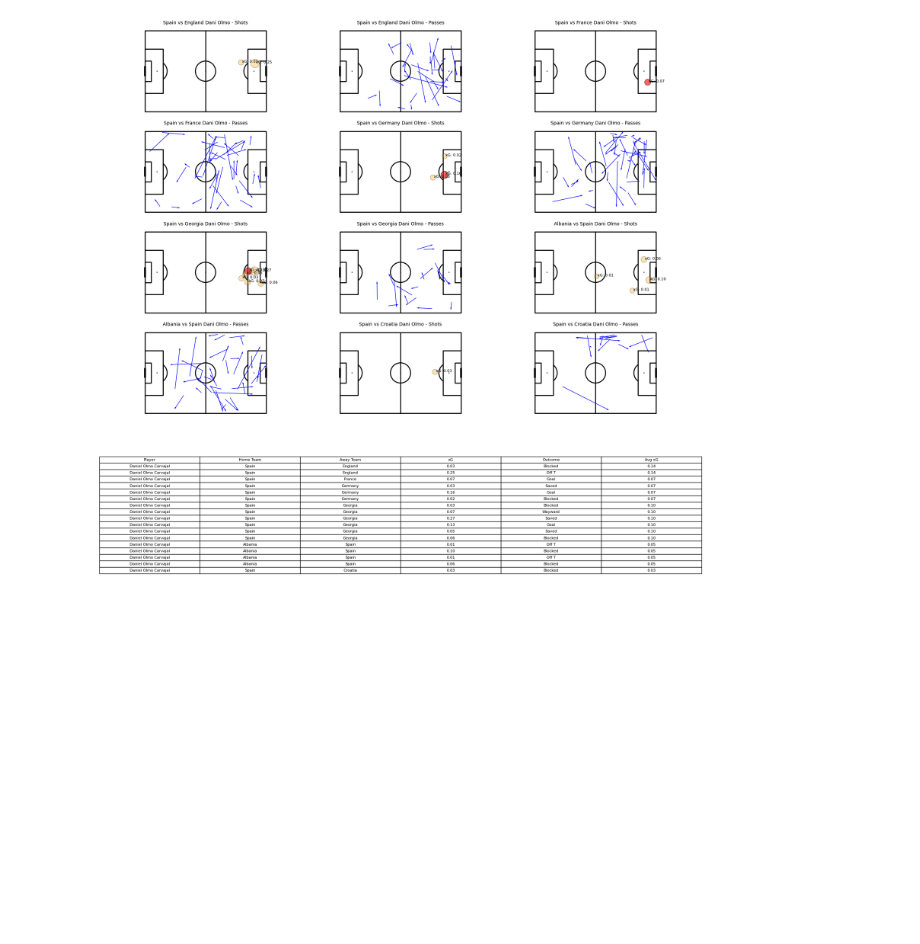
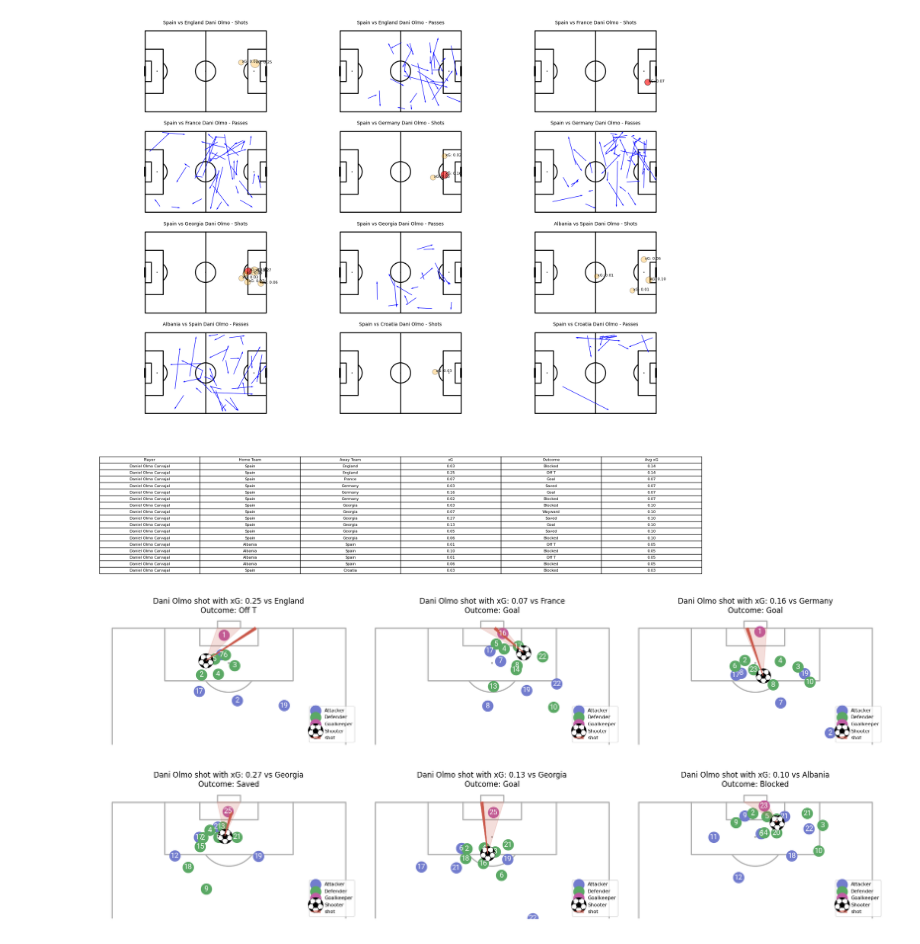
Before and after one commit to FolkeHilding/Football, a Jupyter notebook: Assignment1.ipynb, the cells around one changed output. Drawn from its saved outputs; the diff is of its cells as text; code cells hidden in the pictures; blank space fills up the shorter version.

Commit message:
olmo och musiala fina skott plots

```diff
--- a/Assignment1.ipynb
+++ b/Assignment1.ipynb
@@ -175,3 +175,74 @@ plt.tight_layout()
 plt.show()
 # %% [output]
 [figure]
+# %%
+from mplsoccer import VerticalPitch, FontManager
+parser = Sbopen()
+olmo_filtered_shots = []
+
+for _, match in spain_matches.iterrows():
+    match_id = match['match_id']
+    home_team = match['home_team']
+    away_team = match['away_team']
+
+    df, related, freeze, tactics = parser.event(match_id)
+    df_olmo = df[(df['player_name'] == 'Daniel Olmo Carvajal') & (df['type_name'] == 'Shot')]
+
+    filtered_shots = df_olmo[(df_olmo['shot_statsbomb_xg'] > 0.1) | (df_olmo['outcome_name'] == 'Goal')]
+
+    if not filtered_shots.empty:
+        for _, shot in filtered_shots.iterrows():
+            shot_id = shot['id']
+            df_freeze_frame = freeze[freeze['id'] == shot_id].copy()
+            olmo_filtered_shots.append((shot, match_id, home_team, away_team, df_freeze_frame))
+
+num_matches = len(olmo_filtered_shots)
+cols = min(3, num_matches)
+rows = (num_matches + cols - 1) // cols
+
+fig = plt.figure(figsize=(cols * 6, rows * 8), facecolor='white')
+gs = gridspec.GridSpec(rows * 2, cols)
+
+robotto_regular = FontManager()
+
+for i, (shot, match_id, home_team, away_team, df_freeze_frame) in enumerate(olmo_filtered_shots):
+    pitch = VerticalPitch(half=True, goal_type='box', pad_bottom=-20)
+    ax = fig.add_subplot(gs[i])
+
+    df_lineup = parser.lineup(match_id)
+    df_lineup = df_lineup[['player_id', 'jersey_number', 'team_name']].copy()
+    df_freeze_frame = df_freeze_frame.merge(df_lineup, how='left', on='player_id')
+
+    team1 = shot['team_name']
+    team2 = list(set(df_lineup['team_name'].unique()) - {team1})[0]
+
+    df_team1 = df_freeze_frame[df_freeze_frame['team_name'] == team1]
+    df_team2_goal = df_freeze_frame[(df_freeze_frame['team_name'] == team2) &
+                                    (df_freeze_frame['position_name'] == 'Goalkeeper')]
+    df_team2_other = df_freeze_frame[(df_freeze_frame['team_name'] == team2) &
+                                     (df_freeze_frame['position_name'] != 'Goalkeeper')]
+
+    pitch.draw(ax=ax)
+
+    pitch.scatter(df_team1.x, df_team1.y, s=300, c='#727cce', label='Attacker', ax=ax)
+    pitch.scatter(df_team2_other.x, df_team2_other.y, s=300, c='#5ba965', label='Defender', ax=ax)
+    pitch.scatter(df_team2_goal.x, df_team2_goal.y, s=300, ax=ax, c='#c15ca5', label='Goalkeeper')
+
+    pitch.scatter(shot['x'], shot['y'], marker='football', s=600, ax=ax, label='Shooter', zorder=1.2)
+    pitch.lines(shot['x'], shot['y'], shot['end_x'], shot['end_y'], comet=True, label='shot', color='#cb5a4c', ax=ax)
+    pitch.goal_angle(shot['x'], shot['y'], ax=ax, alpha=0.2, zorder=1.1, color='#cb5a4c', goal='right')
+
+    for j, row in df_freeze_frame.iterrows():
+        pitch.annotate(row['jersey_number'], (row['x'], row['y']), color='white',
+                       va='center', ha='center', fontsize=12, fontproperties=robotto_regular.prop, ax=ax)
+
+    xG_value = shot['shot_statsbomb_xg']
+    outcome = shot['outcome_name']
+
+    ax.set_title(f"Dani Olmo shot with xG: {xG_value:.2f} vs {team2}\nOutcome: {outcome}", fontsize=12)
+    ax.legend(loc='lower right', fontsize=8)
+
+fig.tight_layout()
+plt.show()
+# %% [output]
+[figure, added]
```
Also changed, not shown: parts of 5 cells of this notebook.
